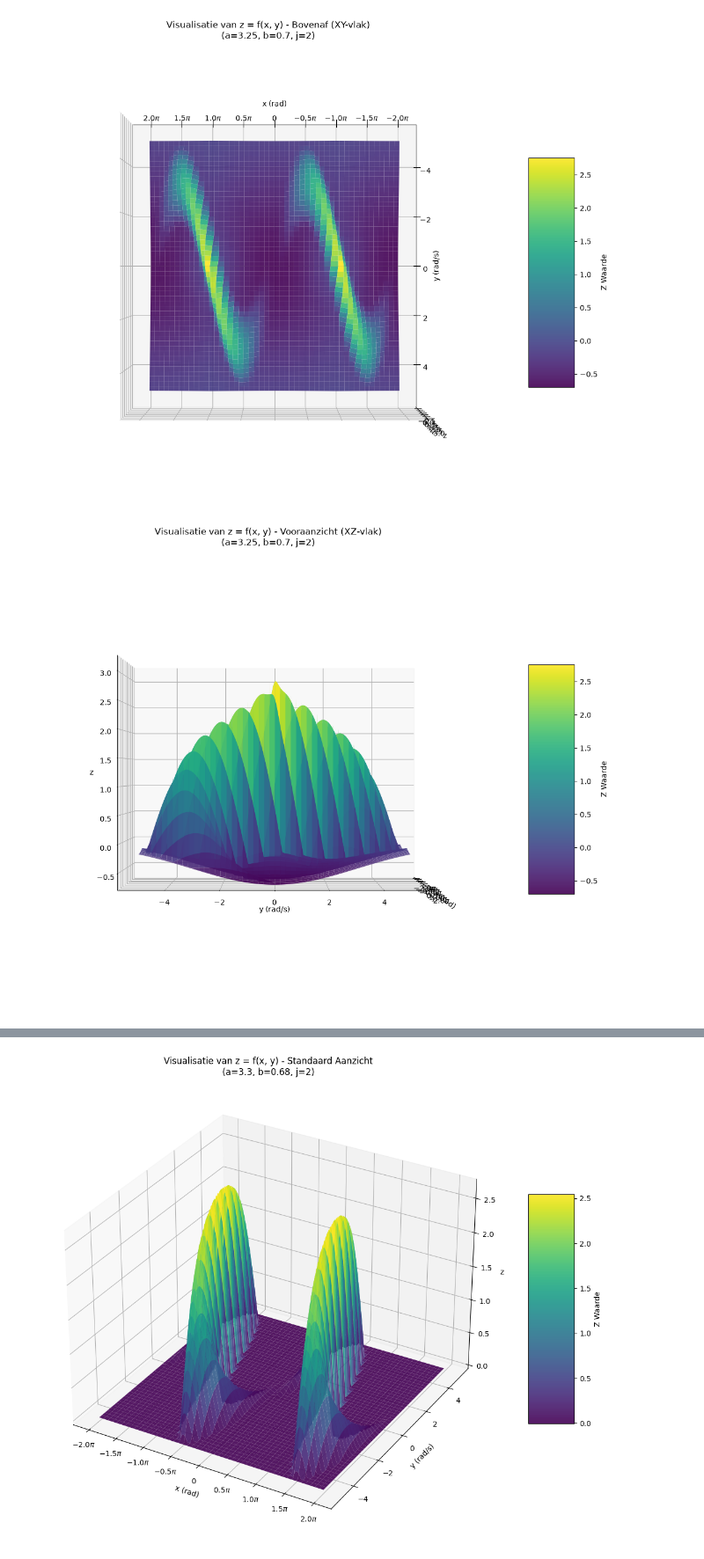
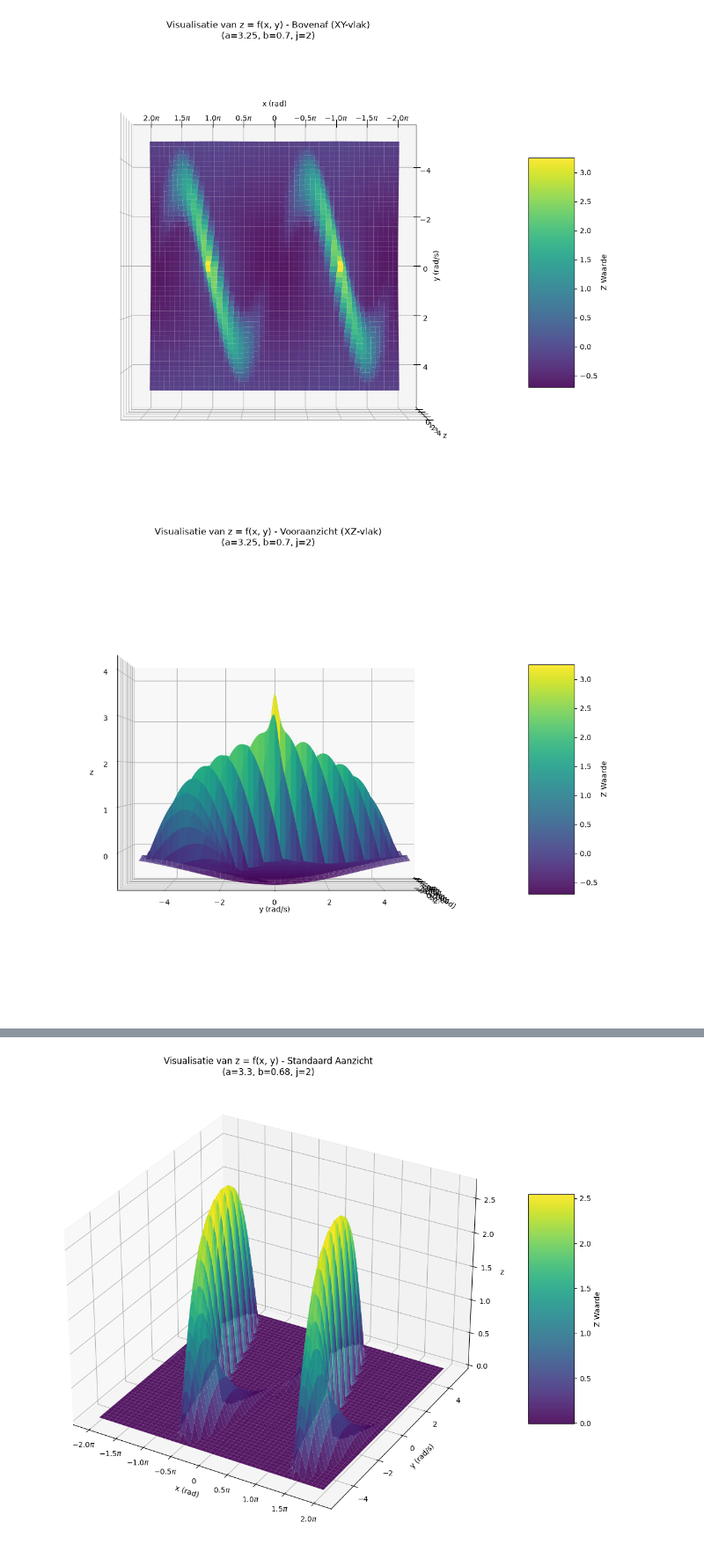
Before and after one commit to Martijn-vd-s/gym-unbalanced-disk-5SC28-group-24, a Jupyter notebook: src/swingup/q_learning/overview_test_reward.ipynb, the cells around one changed output, grey strips where cells are left out. Shown at 88% size. Saved outputs shown, nothing was run; the diff lists cells and outputs as text; code cells hidden in the pictures.

```diff
--- a/src/swingup/q_learning/overview_test_reward.ipynb
+++ b/src/swingup/q_learning/overview_test_reward.ipynb
@@ -68,8 +68,8 @@ def reward_function_for_plot(th_val, omega_val, th_ref_val, u_val):
     main_reward_component = gaussian_2d(calculate_error(th_val, np.pi), omega_val, 0, 0, 1, 1, 0.0, 2)
     bottom_punishment_component = gaussian_2d(calculate_error(th_val, 0), omega_val, 0, 0, 3, 3, 0.0, 40)
     # bottom_punishment_component_2 = gaussian_2d(calculate_error(th_val, 0), omega_val, 0, 0, 1, 12, 0.0, 60)
-    piek_reward_component = gaussian_2d(calculate_error(th_val, np.pi), omega_val, 0, 0, 0.07, 0.07, 0.0, 0.2)
-    piek_test = gaussian_2d(calculate_error(th_val, np.pi), omega_val, 0, 0, 0.15, 0.15, 0.0, 0.3)
+    piek_reward_component = gaussian_2d(calculate_error(th_val, np.pi), omega_val, 0, 0, 0.07, 0.07, 0.0, 0.014)
+    piek_test = gaussian_2d(calculate_error(th_val, np.pi), omega_val, 0, 0, 0.15, 0.15, 0.0, 0.15)
     Z_VALUES = calculate_z(th_val, omega_val, a=A_VALUE, b=B_VALUE, j=J_VALUE)
 
     control_input_penalty = 0.001 * u_val**2
@@ -150,2 +150,2 @@ for i, view in enumerate(plot_views):
-[figure, old version]
+[figure, new version]
-[figure, old version]
+[figure, new version]
```
Also changed, not shown: parts of 1 cell of this notebook, 6 other files.
